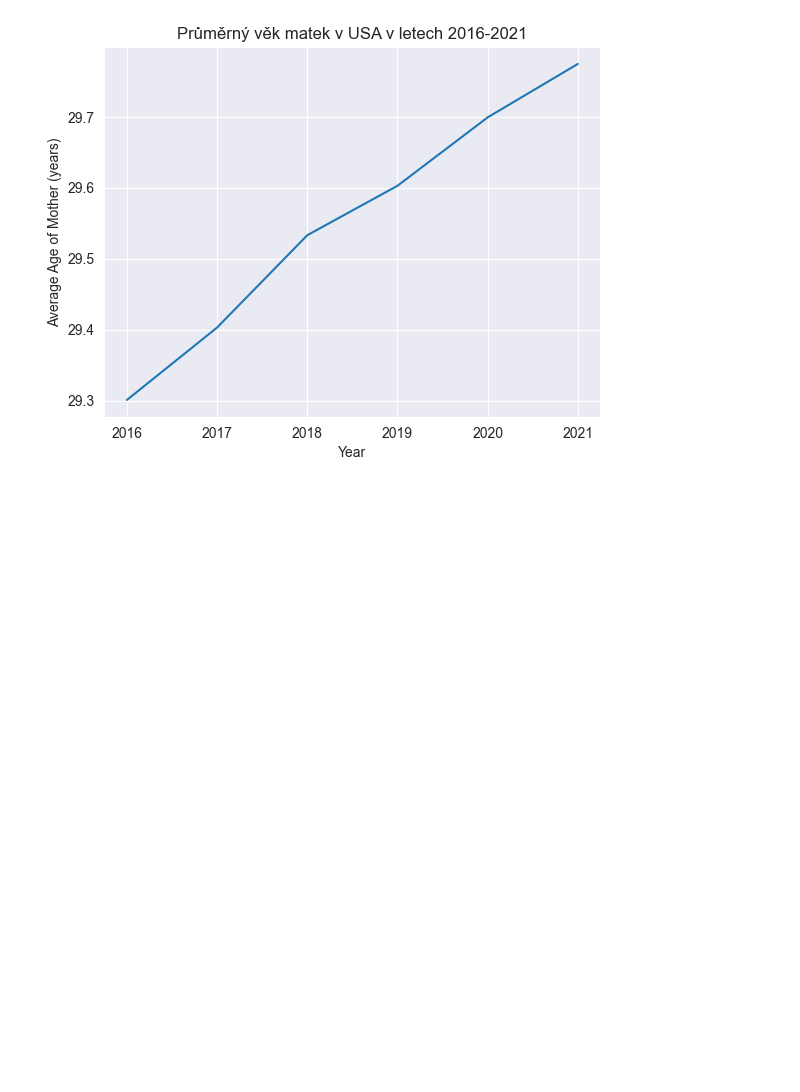
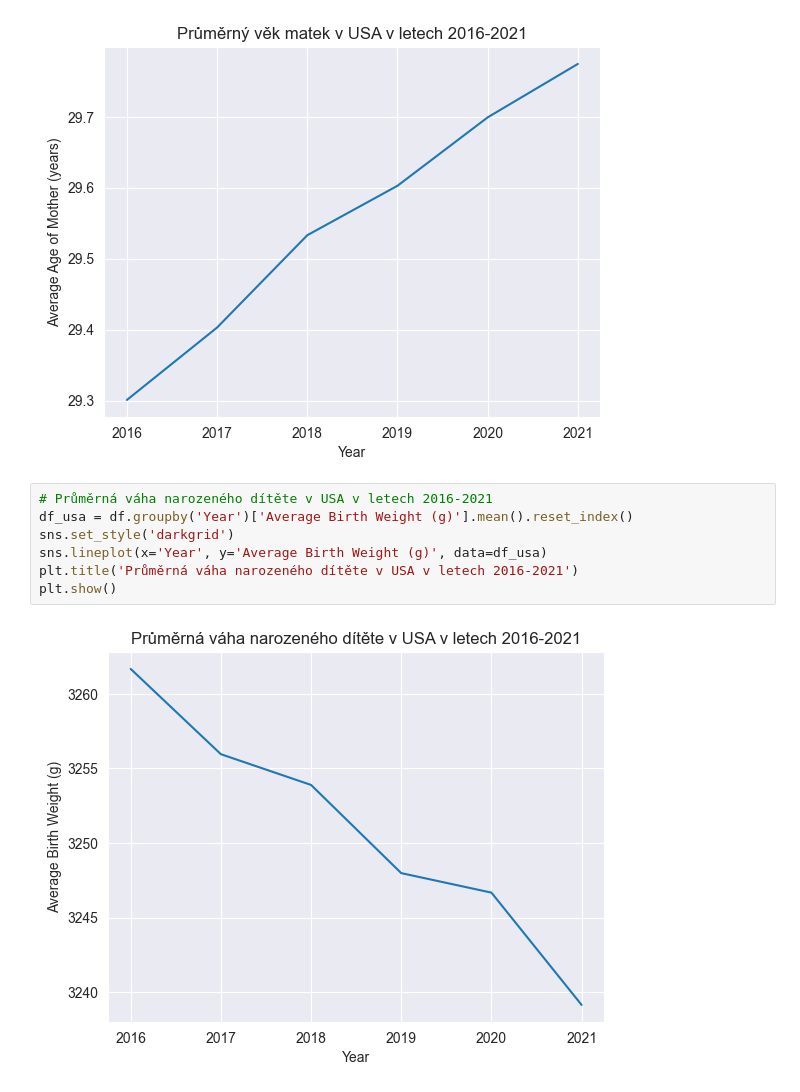
Before and after one commit to pparachin/msw_zapocet, a Jupyter notebook: msw2/2.vizualizace_dat.ipynb, the cells around one changed output. Drawn from its saved outputs; the diff is of its cells as text; blank space fills up the shorter version.

```diff
--- a/msw2/2.vizualizace_dat.ipynb
+++ b/msw2/2.vizualizace_dat.ipynb
@@ -109,3 +148,12 @@ plt.title('Průměrný věk matek v USA v letech 2016-2021')
 plt.show()
 # %% [output]
 [figure]
+# %%
+# Průměrná váha narozeného dítěte v USA v letech 2016-2021
+df_usa = df.groupby('Year')['Average Birth Weight (g)'].mean().reset_index()
+sns.set_style('darkgrid')
+sns.lineplot(x='Year', y='Average Birth Weight (g)', data=df_usa)
+plt.title('Průměrná váha narozeného dítěte v USA v letech 2016-2021')
+plt.show()
+# %% [output]
+[figure, added]
```
Also changed, not shown: parts of 8 cells of this notebook, 1 other file.
